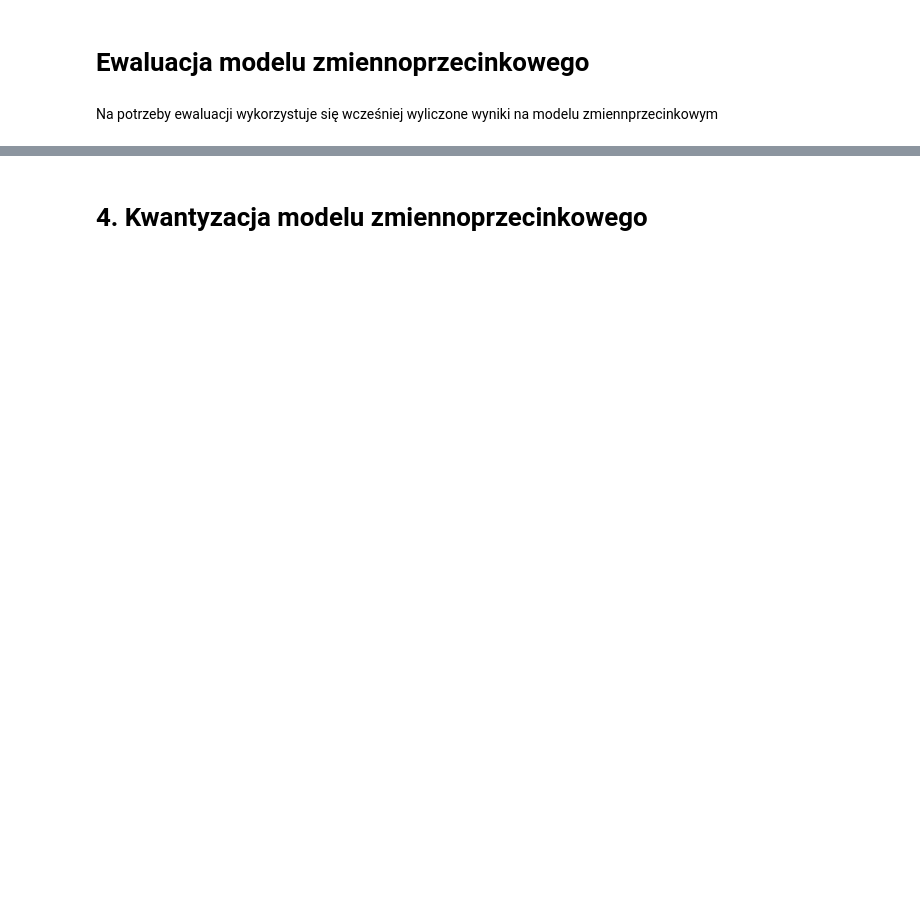
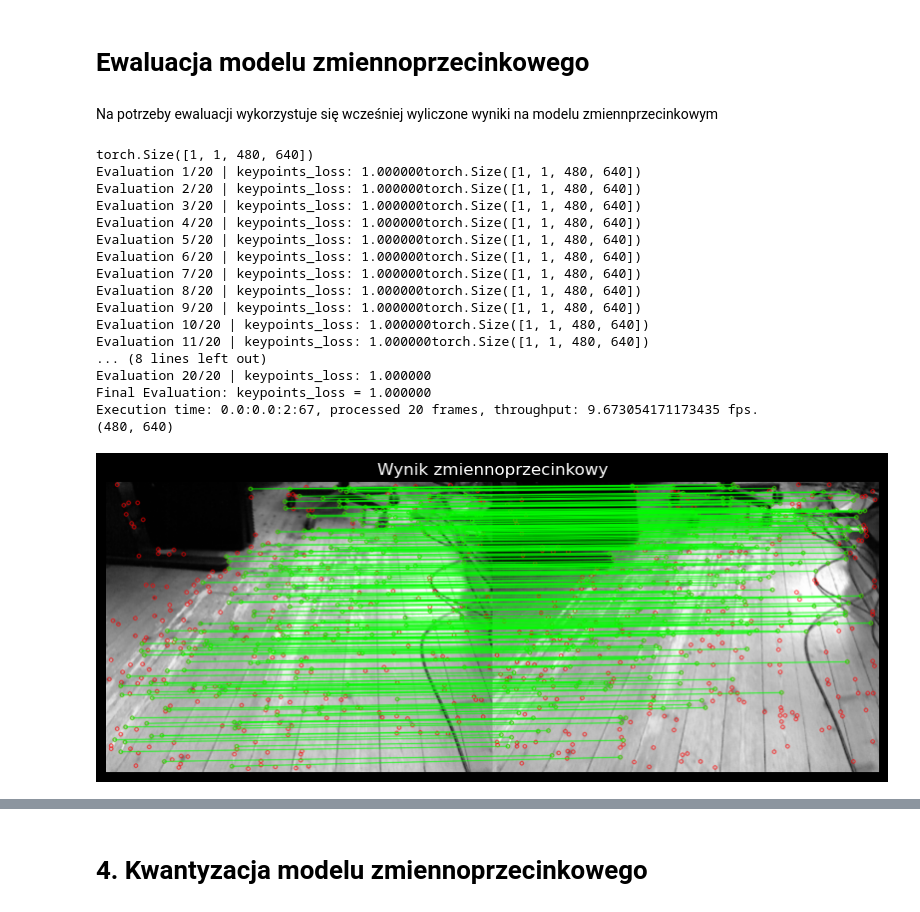
Before and after one commit to Mateusz-Smolarczyk-AGH/SuperPoint, a Jupyter notebook: kria_evaluation/quantize_sp_magicleap.ipynb, the cells around one changed output, grey strips where cells are left out. Drawn from its saved outputs; the diff is of its cells as text; code cells hidden in the pictures; blank space fills up the shorter version.

```diff
--- a/kria_evaluation/quantize_sp_magicleap.ipynb
+++ b/kria_evaluation/quantize_sp_magicleap.ipynb
@@ -336,11 +652,13 @@ def show_comparison(tensors1, tensors2, img1_orig, img2_orig, model):
         keypoints_np = np.array(points_th.cpu().detach().numpy())  # Konwersja do NumPy
         keypoints = [cv2.KeyPoint(float(p[0]), float(p[1]), 1) for p in keypoints_np]
         keypoints_list.append(keypoints)
-        desc_list.append(descriptors.cpu().detach().numpy().astype(np.float32)
-)
+        desc_list.append(descriptors.cpu().detach().numpy().astype(np.float32))
 
     m_kp1, m_kp2, matches = match_descriptors(keypoints_list[0], desc_list[0], keypoints_list[1], desc_list[1])
     H, inliers = compute_homography(m_kp1, m_kp2)
+
+    img1_orig = (img1_orig * 255).astype(np.uint8)
+    img2_orig = (img2_orig * 255).astype(np.uint8)
 
     # Draw SuperPoint matches
     matches = np.array(matches)[inliers.astype(bool)].tolist()
@@ -351,10 +669,21 @@ def show_comparison(tensors1, tensors2, img1_orig, img2_orig, model):
     return matched_img
 
 def visualize(model, data_folder, text, image_size=image_size):
-    img1 = cv2.imread(f'data/1.ppm', cv2.IMREAD_COLOR)
-    # img1 = cv2.resize(img1, image_size)
-    img2 = cv2.imread(f'data/2.ppm', cv2.IMREAD_COLOR)
-    # img2 = cv2.resize(img2, image_size)
+    image1, path1 = test_dataset[0]  # Wybieramy pierwszy obraz
+    image1 = image1.squeeze(0)  # Usuwamy wymiar kanału (1, H, W)
+    image1 = image1.numpy()
+
+    image2, path2 = test_dataset[1]  # Wybieramy pierwszy obraz
+    image2 = image2.squeeze(0)  # Usuwamy wymiar kanału (1, H, W)
+    image2 = image2.numpy()
+
+
+    # img1 = cv2.imread(f'data/1.ppm', cv2.IMREAD_COLOR)
+    img1 = cv2.resize(image1, image_size)
+    print(img1.shape)
+
+    # img2 = cv2.imread(f'data/2.ppm', cv2.IMREAD_COLOR)
+    img2 = cv2.resize(image2, image_size)
     data0 = torch.load(data_folder + f'outputs_batch_0.pt')
     data1 = torch.load(data_folder + f'outputs_batch_1.pt')
     matched = show_comparison(data0, data1, img1, img2, model)
@@ -386,9 +715,15 @@ def evaluate(model, dataloader, device, conf=0.5):
 
     diff_total, count = 0, 0
     tensors = []
+
+    layer = QuantIdentity(return_quant_tensor=True, bit_width=4,act_quant=Uint8ActPerTensorFloat)
+    layer.to(device).eval()
+
     with torch.no_grad(), tm:
         for i, (X, *Y) in enumerate(dataloader):
             X = X.to(device)
+            print(X.shape)
+            # X = layer(X)
             # Forward pass dla modeli
             scores, descriptors_dense = model(X)
             scores = torch.nn.functional.softmax(scores, 1)[:, :-1]
@@ -399,14 +734,14 @@ def evaluate(model, dataloader, device, conf=0.5):
                 b, h * 8, w * 8
             )
             keypoints = post_processing_short(scores, descriptors_dense, conf)['keypoints']
-            data = torch.load(f'data/outputs_batch_{i}.pt')
+            # data = torch.load(f'data/outputs_batch_{i}.pt')
 
-            data_keypoints = post_processing_short(data['scores'], data['descriptors_dense'], conf)['keypoints']
+            # data_keypoints = post_processing_short(data['scores'], data['descriptors_dense'], conf)['keypoints']
 
-            torch.save({'scores': scores, 'descriptors_dense': descriptors_dense}, f'outputs_batch_{i}.pt')
+            torch.save({'scores': scores, 'descriptors_dense': descriptors_dense}, f'data_pt/outputs_batch_{i}.pt')
 
             # Obliczenie różnicy
-            percent_diff = keypoints[0].shape[0]/data_keypoints[0].shape[0]
+            percent_diff = keypoints[0].shape[0]/keypoints[0].shape[0]
             # Aktualizacja wyników
             batch_size = X.shape[0]
             diff_total += percent_diff
@@ -428,3 +761,27 @@ visualize(float_model, "data/", "Originalny wynik", image_size=image_size)
+# %%
+ptq_model.to(device)
+
+evaluate(ptq_model, test_loader, device, ptq_model.conf)
+visualize(ptq_model,"data_pt/", "Wynik zmiennoprzecinkowy")
+# %% [output]
+torch.Size([1, 1, 480, 640])
+Evaluation 1/20 | keypoints_loss: 1.000000torch.Size([1, 1, 480, 640])
+Evaluation 2/20 | keypoints_loss: 1.000000torch.Size([1, 1, 480, 640])
+Evaluation 3/20 | keypoints_loss: 1.000000torch.Size([1, 1, 480, 640])
+Evaluation 4/20 | keypoints_loss: 1.000000torch.Size([1, 1, 480, 640])
+Evaluation 5/20 | keypoints_loss: 1.000000torch.Size([1, 1, 480, 640])
+Evaluation 6/20 | keypoints_loss: 1.000000torch.Size([1, 1, 480, 640])
+Evaluation 7/20 | keypoints_loss: 1.000000torch.Size([1, 1, 480, 640])
+Evaluation 8/20 | keypoints_loss: 1.000000torch.Size([1, 1, 480, 640])
+Evaluation 9/20 | keypoints_loss: 1.000000torch.Size([1, 1, 480, 640])
+Evaluation 10/20 | keypoints_loss: 1.000000torch.Size([1, 1, 480, 640])
+Evaluation 11/20 | keypoints_loss: 1.000000torch.Size([1, 1, 480, 640])
+... (8 lines left out)
+Evaluation 20/20 | keypoints_loss: 1.000000
+Final Evaluation: keypoints_loss = 1.000000
+Execution time: 0.0:0.0:2:67, processed 20 frames, throughput: 9.673054171173435 fps.
+(480, 640)
+[figure, added]
 # %%
 # You can evaluate your floating point model first
 evaluate(model, test_loader, device, model.conf)
```
Also changed, not shown: parts of 22 cells of this notebook, 1 other file.
